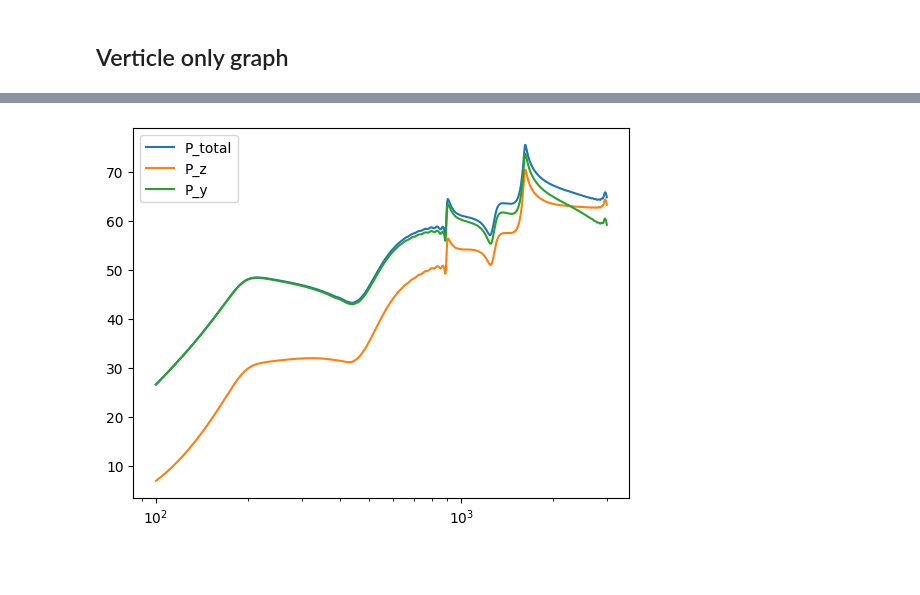
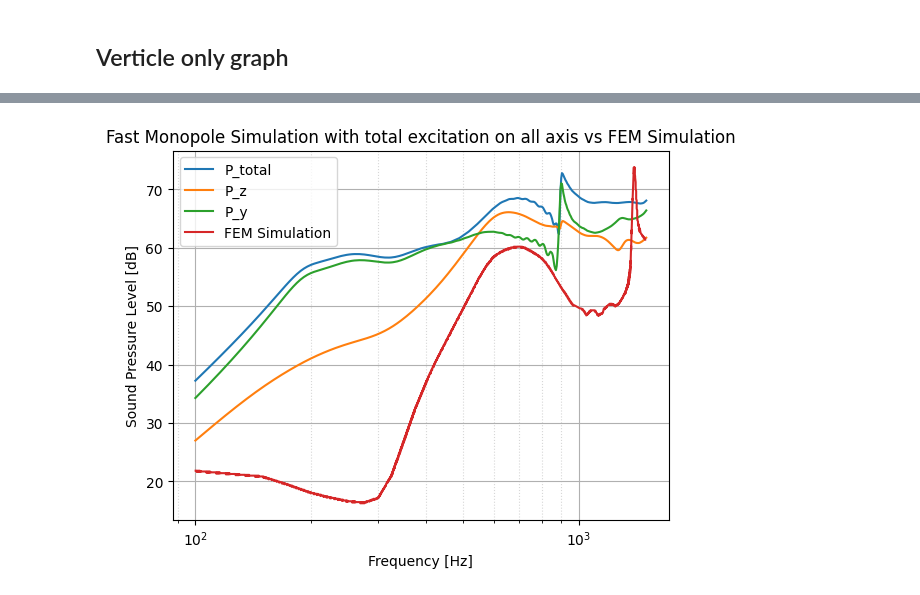
Before and after one commit to BerkinArslan/Bachelorarbeit_BA, a Jupyter notebook: multi_source_main_v4.ipynb, the cells around one changed output, grey strips where cells are left out. Drawn from its saved outputs; the diff is of its cells as text; code cells hidden in the pictures; blank space fills up the shorter version.

```diff
--- a/multi_source_main_v4.ipynb
+++ b/multi_source_main_v4.ipynb
@@ -142,4 +156,6 @@ P = run_simulation_semi_circle(circle_centre=semi_circle_centre,
                                A=projected_area[:, None], )
+# %%
+wagner_simulation_data = np.genfromtxt('Default Dataset.csv', delimiter=';')
 # %%
 from matplotlib import pyplot as plt
 
@@ -256,0 +288,30 @@ plt.show()
+# %%
+from utils import run_simulation_semi_circle
+from frequency_domain import monopole_multi_fa__calcf__outf
+
+semi_circle_centre = np.array((-0.71, -0.08, excitation_point))
+P = run_simulation_semi_circle(circle_centre=semi_circle_centre,
+                               circle_radius=2.5,
+                               number_of_points=10,
+                               simulation_function=monopole_multi_fa__calcf__outf,
+                               V_fd=triangle_v_z.T,
+                               freqs=f_sim_axis[frequncy_mask],
+                               X=centre_sim,
+                               A=z_projected_area[:, None], )
+from matplotlib import pyplot as plt
+
+p0 = 2e-5
+P_db = 20 * np.log10((np.abs(P) + p0) / p0)
+plt_mask = (f_sim_axis[frequncy_mask] >= 100) & (f_sim_axis[frequncy_mask] <= 1500)
+plt_f_axis = f_sim_axis[frequncy_mask][plt_mask]
+plt_P_db = P_db[plt_mask]
+plt.plot(plt_f_axis, plt_P_db, label='Fast Monopole Simulation')
+plt.plot(wagner_simulation_data[:, 0], wagner_simulation_data[:, 1], label="FEM Simulation")
+plt.xlabel('Frequency [Hz]')
+plt.ylabel('Sound Pressure Level [dB]')
+plt.legend()
+plt.xscale('log')
+plt.grid(True, which='major')
+plt.grid(True, which='minor', linestyle=':', alpha=0.5)
+plt.title('Fast Monopole Simulation with total excitation on z axis vs FEM Simulation')
+plt.show()
@@ -268,31 +331,37 @@ P_total, P_z, P_y = run_simulation_semi_circle_total(
     A_y=y_projected_area[:, None],
     return_components=True,
     freqs=f_sim_axis[frequncy_mask],
-    X=centre,
+    X=centre_sim,
 )
 # %%
 from matplotlib import pyplot as plt
 import numpy as np
 
 p0 = 2e-5
 
 P_total_db = 20 * np.log10((np.abs(P_total) + p0) / p0)
 P_z_db = 20 * np.log10((np.abs(P_z) + p0) / p0)
 P_y_db = 20 * np.log10((np.abs(P_y) + p0) / p0)
 
 f_plot = f_sim_axis[frequncy_mask]
-plt_mask = (f_plot >= f_min) & (f_plot <= f_max)
+plt_mask = (f_plot >= f_min) & (f_plot <= 1500)
 
 plt_f_axis = f_plot[plt_mask]
 plt_P_total_db = P_total_db[plt_mask]
 plt_P_z_db = P_z_db[plt_mask]
 plt_P_y_db = P_y_db[plt_mask]
 
 plt.plot(plt_f_axis, plt_P_total_db, label="P_total")
 plt.plot(plt_f_axis, plt_P_z_db, label="P_z")
 plt.plot(plt_f_axis, plt_P_y_db, label="P_y")
+plt.plot(wagner_simulation_data[:, 0], wagner_simulation_data[:, 1], label="FEM Simulation")
+plt.xlabel('Frequency [Hz]')
+plt.ylabel('Sound Pressure Level [dB]')
+plt.legend()
 plt.xscale('log')
-plt.legend()
+plt.grid(True, which='major')
+plt.grid(True, which='minor', linestyle=':', alpha=0.5)
+plt.title('Fast Monopole Simulation with total excitation on all axis vs FEM Simulation')
 plt.show()
 # %% [output]
-[figure, old version]
+[figure, new version]
```
Also changed, not shown: parts of 18 cells of this notebook, 1 other file.
